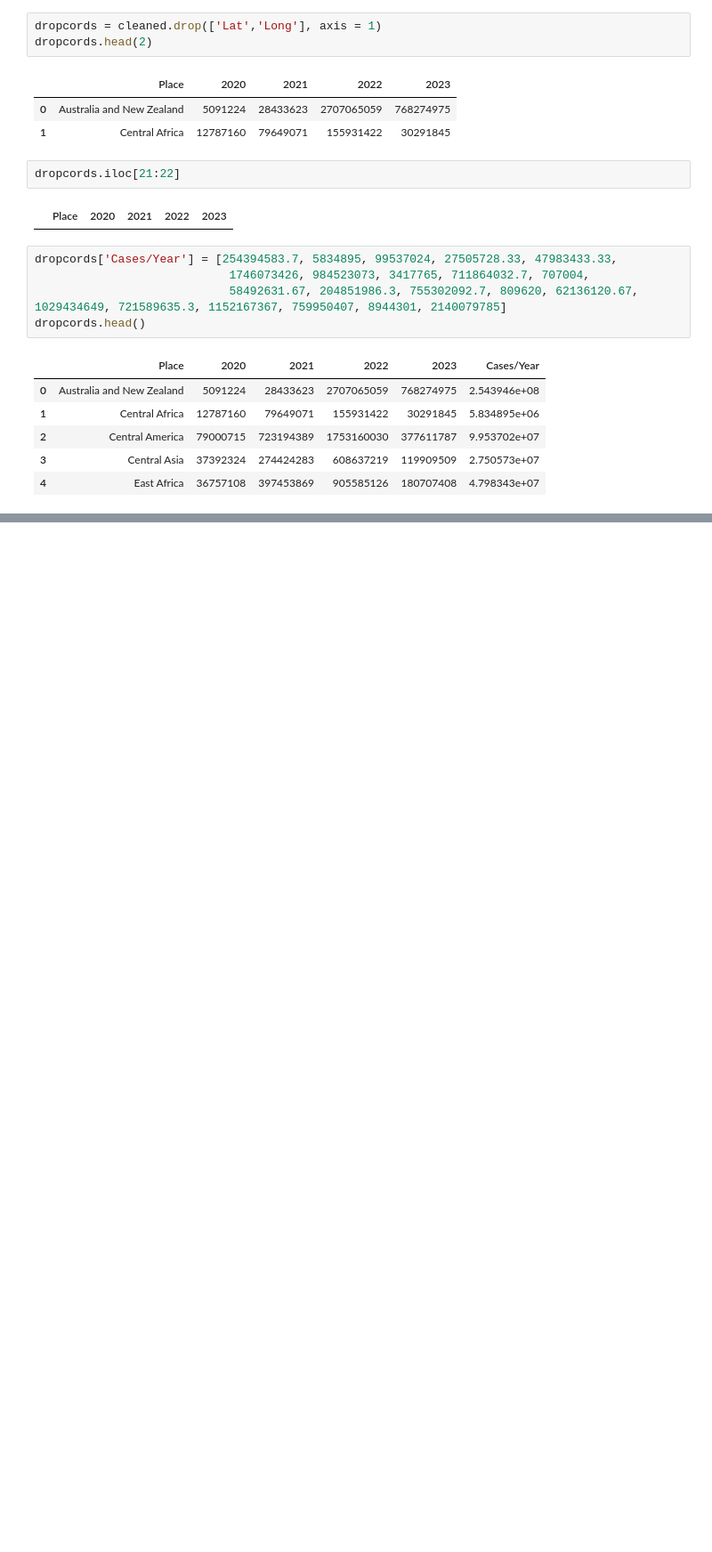
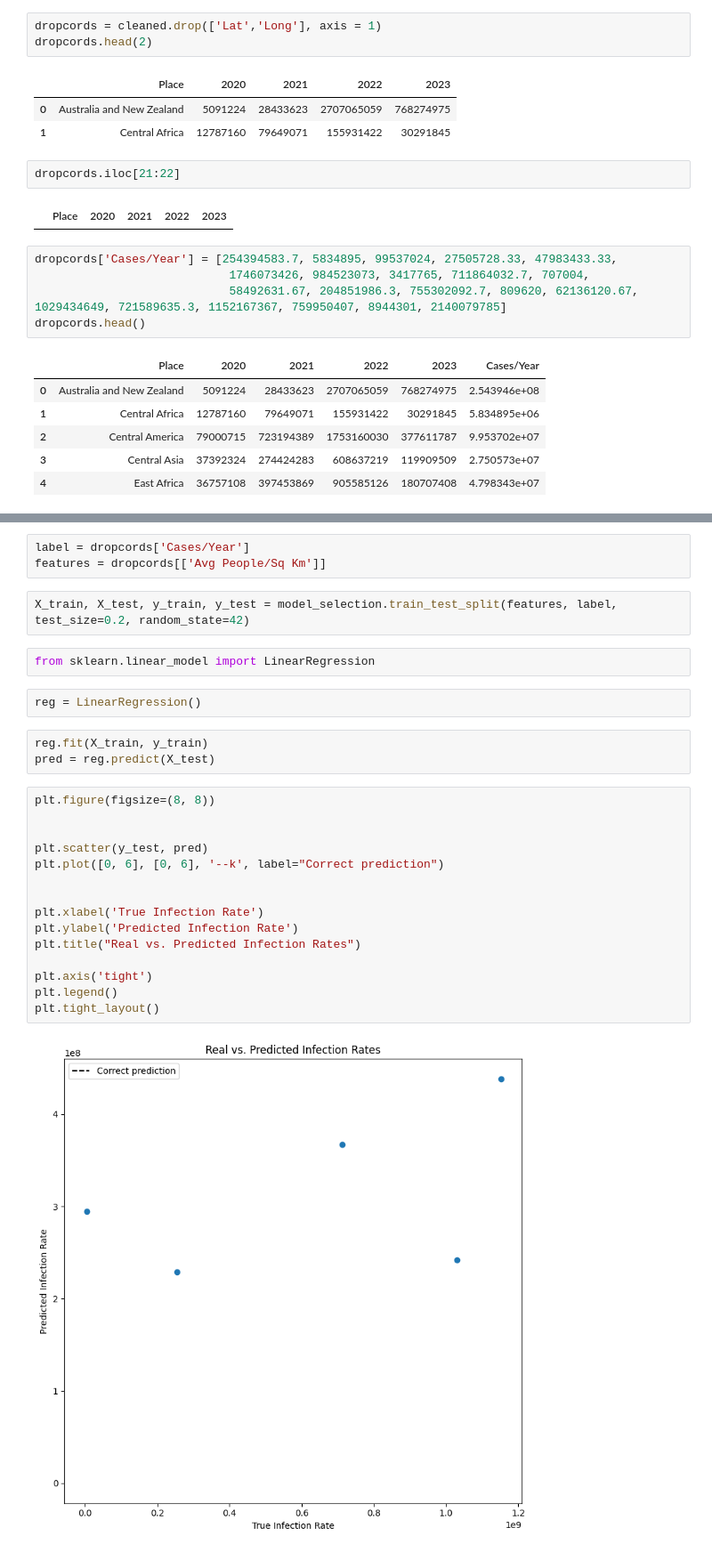
Before and after one commit to lily-the-real-lilly/first, a Jupyter notebook: CovidResearch.ipynb, the cells around one changed output, grey strips where cells are left out. Shown at 89% size. Drawn from its saved outputs; the diff is of its cells as text; blank space fills up the shorter version.

```diff
--- a/CovidResearch.ipynb
+++ b/CovidResearch.ipynb
@@ -520,0 +562,29 @@ dropcords
+# %%
+label = dropcords['Cases/Year']
+features = dropcords[['Avg People/Sq Km']]
+# %%
+X_train, X_test, y_train, y_test = model_selection.train_test_split(features, label, test_size=0.2, random_state=42)
+# %%
+from sklearn.linear_model import LinearRegression
+# %%
+reg = LinearRegression()
+# %%
+reg.fit(X_train, y_train)
+pred = reg.predict(X_test)
+# %%
+plt.figure(figsize=(8, 8))
+
+
+plt.scatter(y_test, pred)
+plt.plot([0, 6], [0, 6], '--k', label="Correct prediction")
+
+
+plt.xlabel('True Infection Rate')
+plt.ylabel('Predicted Infection Rate')
+plt.title("Real vs. Predicted Infection Rates")
+
+plt.axis('tight')
+plt.legend()
+plt.tight_layout()
+# %% [output]
+[figure, added]
```
Also changed, not shown: parts of 6 cells of this notebook.
